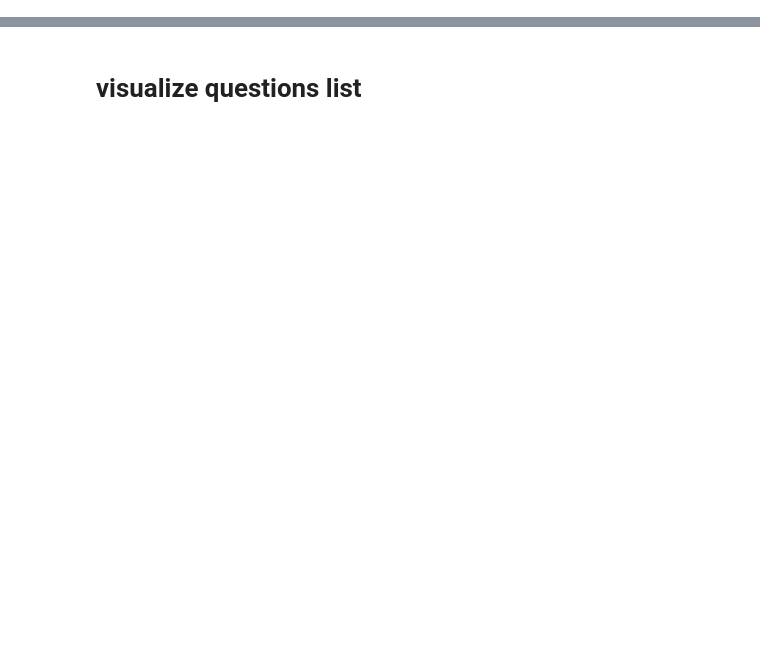
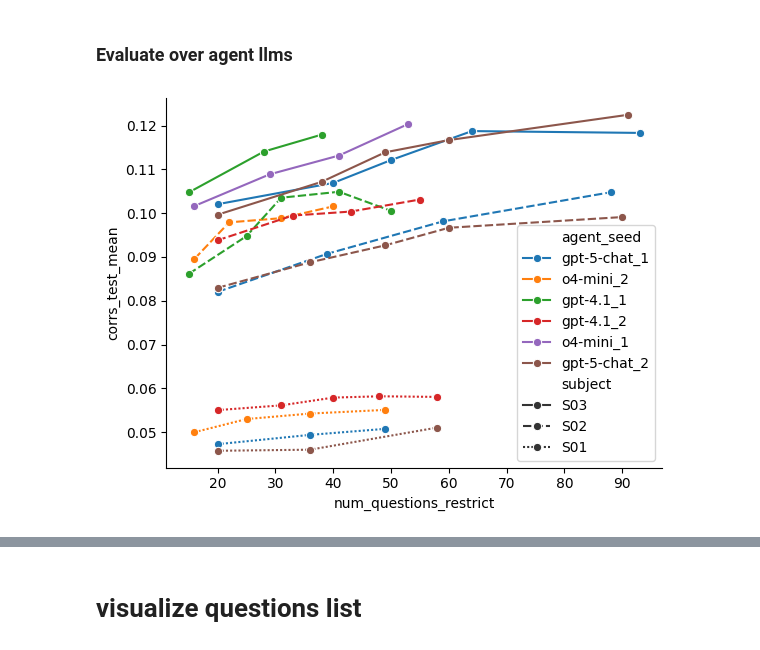
Before and after one commit to microsoft/automated-brain-explanations, a Jupyter notebook: notebooks/7_qa_agent/01_eval_agentic_path.ipynb, the cells around one changed output, grey strips where cells are left out. Drawn from its saved outputs; the diff is of its cells as text; code cells hidden in the pictures; blank space fills up the shorter version.

Commit message:
add agentic eval basic plots

```diff
--- a/notebooks/7_qa_agent/01_eval_agentic_path.ipynb
+++ b/notebooks/7_qa_agent/01_eval_agentic_path.ipynb
@@ -30,25 +30,36 @@ rr, cols_varied, mets = analyze_helper.load_clean_results(results_dir)
 # data = joblib.load(join(config.RESULTS_DIR_LOCAL, 'results_best_ensemble.pkl'))
 # rr, cols_varied, mets = data['r'], data['cols_varied'], data['mets']
 metric_sort = 'corrs_test_mean'
-rr['num_questions'] = rr['questions_list'].apply(lambda x: len(x) if isinstance(x, list) else 0)
+
+def rewrite_num_questions_for_agents_row(row):
+    if row['feature_space'] == 'qa_agent':
+        return len(row['questions_list']) if isinstance(row['questions_list'], list) else 0
+    return row['num_questions_restrict']
+rr['num_questions_restrict'] = rr.apply(rewrite_num_questions_for_agents_row, axis=1)
+rr.loc[rr.feature_space == 'qa_agent', 'qa_questions_version'] = 'agent'
+# %%
+rr.loc[rr.feature_space != 'qa_agent', 'agent_checkpoint'] = 'N/A'
+rr['agent_seed'] = rr.apply(lambda x: f"{x['agent_checkpoint']}_{x['seed']}", axis=1)
 # %%
 # for name, group in rr.groupby('save_dir_unique'):
 #     group = group.sort_values('epoch', ascending=True)
 #     display(group[['seed', 'subject', 'agent_checkpoint', 'epoch', 'num_questions', 'corrs_tune_pc_mean_weighted_by_explained_var', 'corrs_test_mean']])
-# %%
-# join 'seed', 'subject', 'agent_checkpoint' into a single col
-# rr['legend'] = rr.apply(lambda x: f"{x['seed']}_{x['subject']}_{x['agent_checkpoint']}", axis=1)
-rr['legend'] = rr.apply(lambda x: f"{x['agent_checkpoint']}_{x['seed']}", axis=1)
+# %% [markdown]
+### Evaluate over agent llms
 # %%
+r = rr
+# r = rr[rr.subject == 'S03']
 sns.lineplot(
-    rr,
-    x='num_questions',
+    r[r.feature_space == 'qa_agent'],
+    x='num_questions_restrict',
     y='corrs_test_mean',
-    hue='legend',
+    hue='agent_seed',
     style='subject',
     style_order=['S03', 'S02', 'S01'],
     # hue='subject',
     # estimator='mean',
     marker='o',
 )
 plt.show()
+# %% [output]
+[figure, added]
```
Also changed, not shown: parts of 2 cells of this notebook.
